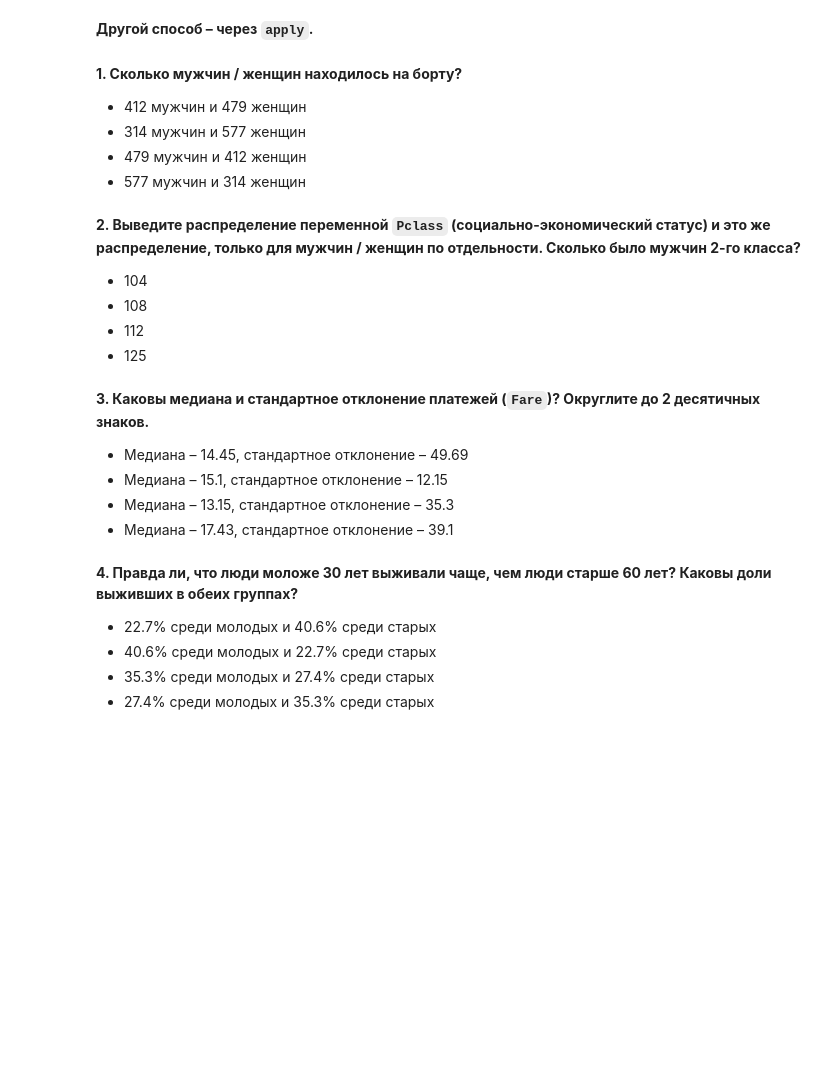
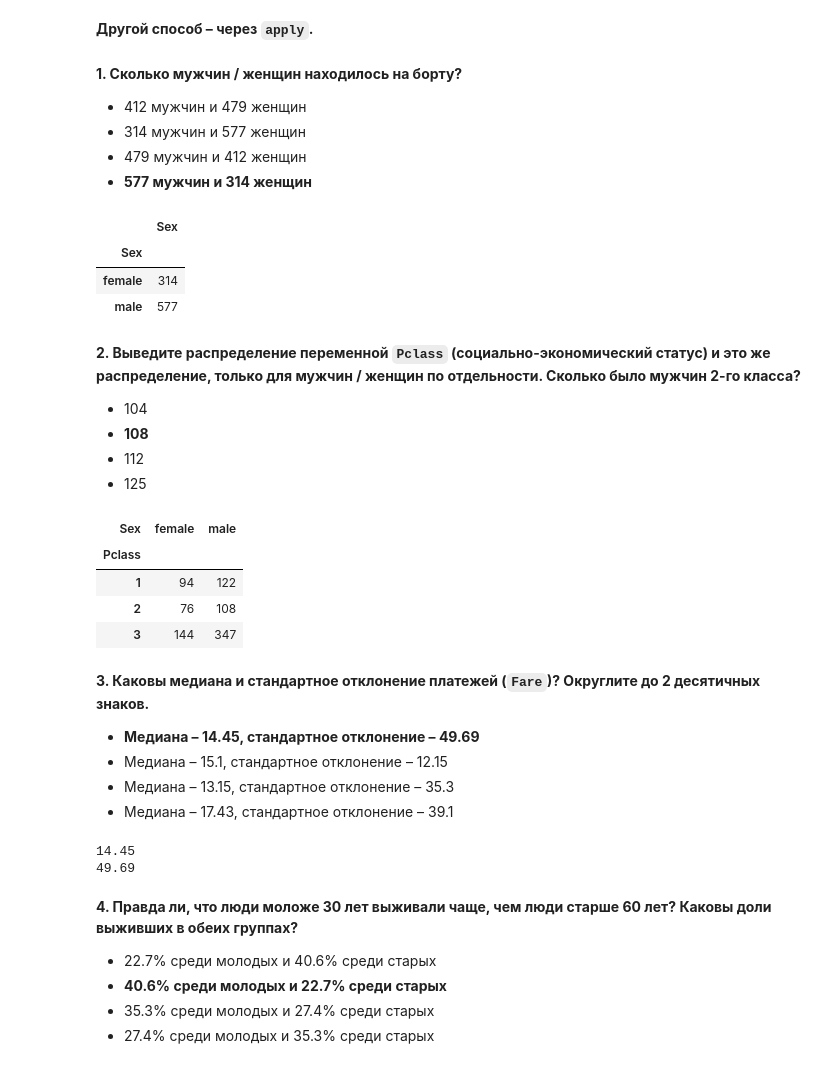
Before and after one commit to danvil97/python-lab, a Jupyter notebook: python-hw2/Jupyter/2_pandas_hw.ipynb, the cells around one changed output. Cells and saved outputs as stored; diff of their text form; code cells hidden in the pictures; blank space fills up the shorter version.

```diff
--- a/python-hw2/Jupyter/2_pandas_hw.ipynb
+++ b/python-hw2/Jupyter/2_pandas_hw.ipynb
@@ -93,4 +93,4 @@ data['Age_category'] = data['Age'].apply(age_category)
 - 412 мужчин и 479 женщин
 - 314 мужчин и 577 женщин
 - 479 мужчин и 412 женщин
-- 577 мужчин и 314 женщин
+- **577 мужчин и 314 женщин**
@@ -99,6 +97,13 @@ data['Age_category'] = data['Age'].apply(age_category)
+# %%
+data.groupby('Sex')[['Sex']].count()
+# %% [output]
+|  | Sex |
+| Sex |  |
+| female | 314 |
+| male | 577 |
 # %% [markdown]
 **2. Выведите распределение переменной `Pclass` (социально-экономический статус) и это же распределение, только для мужчин / женщин по отдельности. Сколько было мужчин 2-го класса?**
 - 104
-- 108
+- **108**
 - 112
 - 125
@@ -107,6 +110,14 @@ data['Age_category'] = data['Age'].apply(age_category)
+# %%
+pd.crosstab(data['Pclass'], data['Sex'])
+# %% [output]
+| Sex | female | male |
+| Pclass |  |  |
+| 1 | 94 | 122 |
+| 2 | 76 | 108 |
+| 3 | 144 | 347 |
 # %% [markdown]
 **3. Каковы медиана и стандартное отклонение платежей (`Fare`)? Округлите до 2 десятичных знаков.**
-- Медиана – 14.45, стандартное отклонение – 49.69
+- **Медиана – 14.45, стандартное отклонение – 49.69**
 - Медиана – 15.1, стандартное отклонение – 12.15
 - Медиана – 13.15, стандартное отклонение – 35.3
 - Медиана – 17.43, стандартное отклонение – 39.1
@@ -115,6 +124,12 @@ data['Age_category'] = data['Age'].apply(age_category)
+# %%
+print(round(data['Fare'].median(),2))
+print(round(data['Fare'].std(),2))
+# %% [output]
+14.45
+49.69
 # %% [markdown]
 **4. Правда ли, что люди моложе 30 лет выживали чаще, чем люди старше 60 лет? Каковы доли выживших в обеих группах?**
 - 22.7% среди молодых и 40.6% среди старых
-- 40.6% среди молодых и 22.7% среди старых
+- **40.6% среди молодых и 22.7% среди старых**
 - 35.3% среди молодых и 27.4% среди старых
 - 27.4% среди молодых и 35.3% среди старых
```
Also changed, not shown: parts of 18 cells of this notebook.
